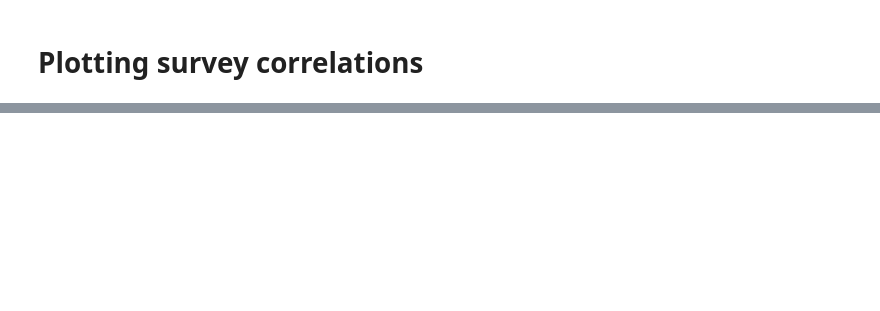
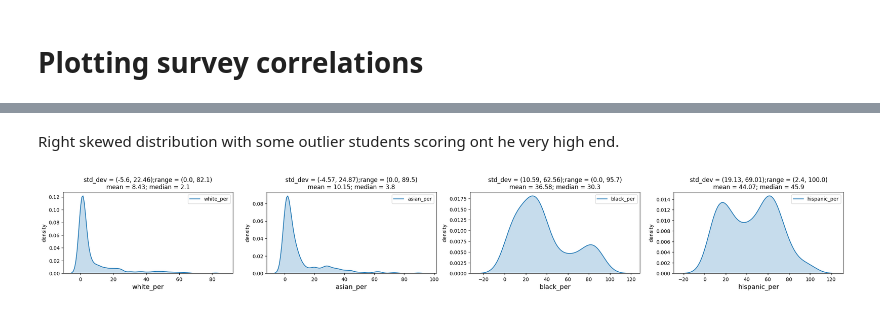
Before and after one commit to khoin-byte/dataquest-guided-projects, a Jupyter notebook: Analyzing_NYC_High_School_Data/Schools.ipynb, the cells around one changed output, grey strips where cells are left out. Saved outputs shown, nothing was run; the diff lists cells and outputs as text; code cells hidden in the pictures; blank space fills up the shorter version.

```diff
--- a/Analyzing_NYC_High_School_Data/Schools.ipynb
+++ b/Analyzing_NYC_High_School_Data/Schools.ipynb
@@ -167,0 +306,6 @@ survey_fields.remove("DBN")
+# %% [markdown]
+Right skewed distribution with some outlier students scoring ont he very high end.
+# %%
+EDA_numeric(combined, ["white_per", "asian_per", "black_per", "hispanic_per"])
+# %% [output]
+[figure, added]
```
Also changed, not shown: parts of 14 cells of this notebook.
